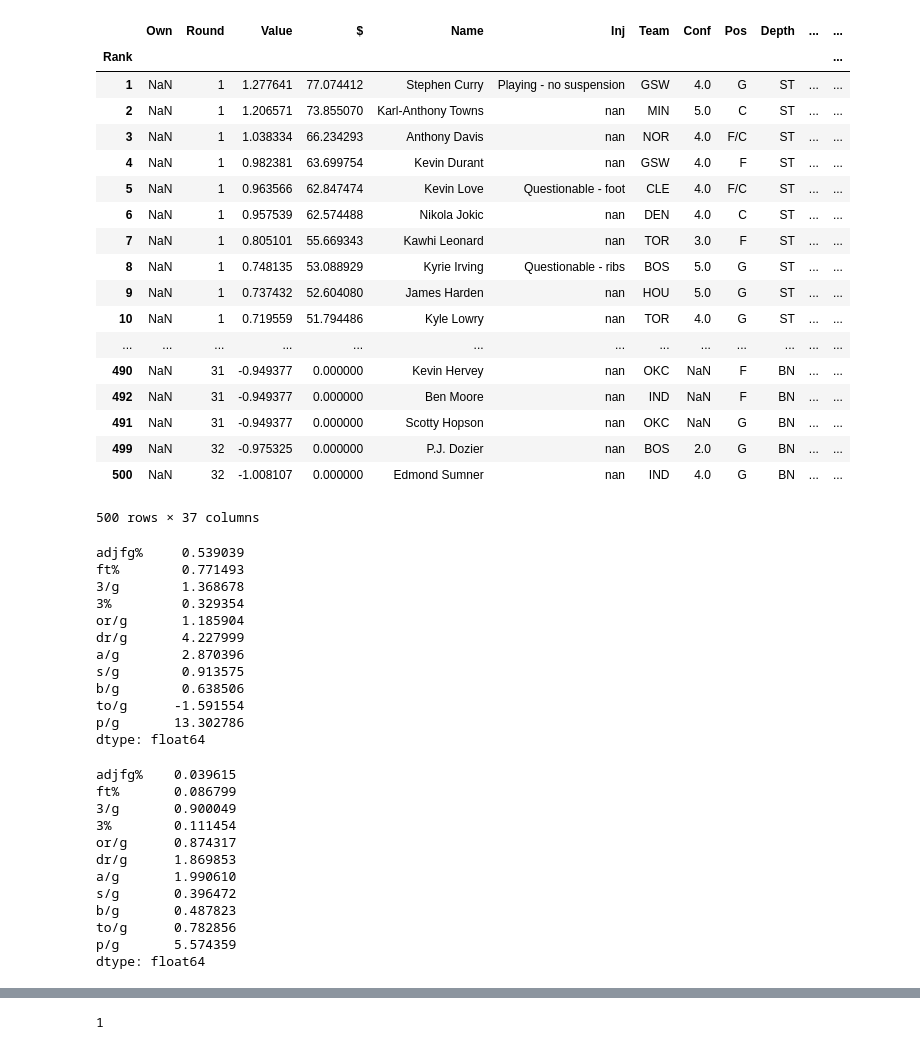
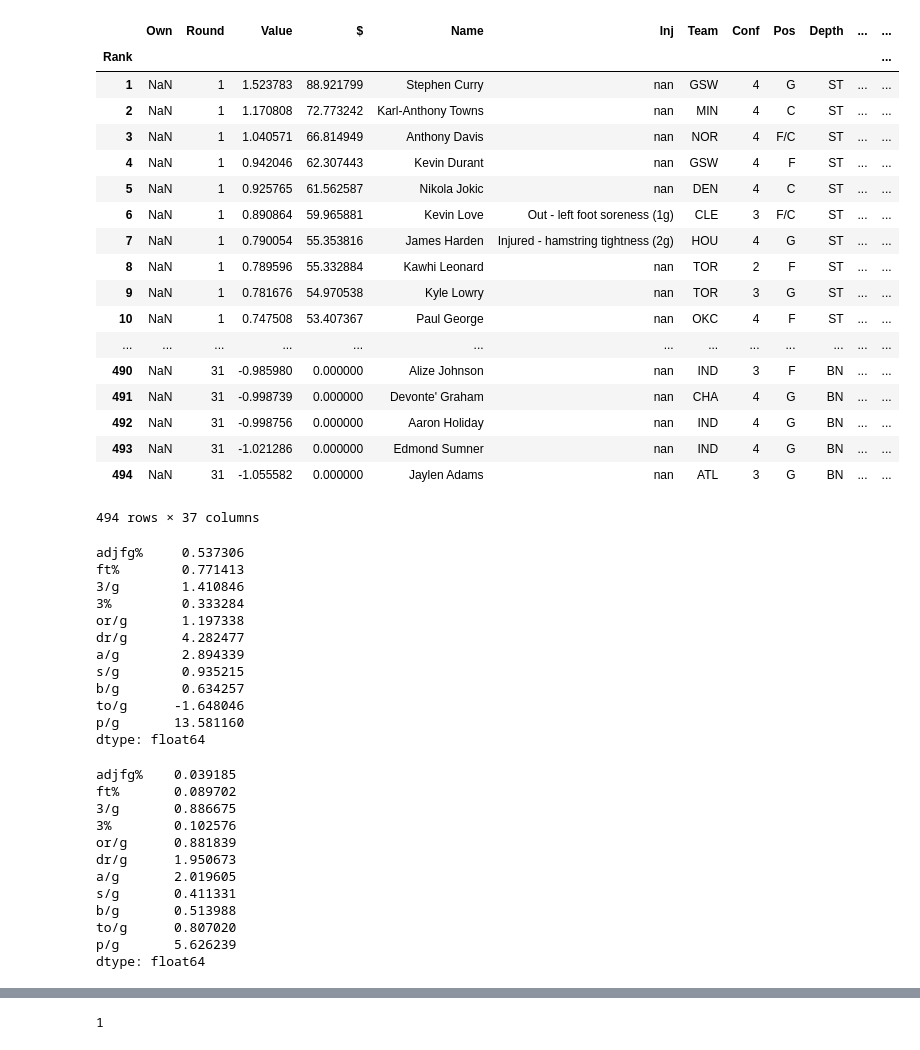
Before and after one commit to jjcaine/fantasy_bball, a Jupyter notebook: Fantasy Basketball Projected $ Values.ipynb, the cells around one changed output, grey strips where cells are left out. Cells and saved outputs as stored; diff of their text form; code cells hidden in the pictures.

```diff
--- a/Fantasy Basketball Projected $ Values.ipynb
+++ b/Fantasy Basketball Projected $ Values.ipynb
@@ -9,29 +9,29 @@ roster_size = 14
 starters = 10
 total_players = teams * roster_size
 # %%
-df = pd.read_excel('/Users/jjcaine/Downloads/BBM_projections.xls', index_col='Rank',
+df = pd.read_excel('/Users/jjcaine/Downloads/BBM_projections_combined.xls', index_col='Rank',
                   dtype={'Inj': str, })
 df
 # %% [output]
 |  | Own | Round | Value | $ | Name | Inj | Team | Conf | Pos | Depth | ... | ... |
 | Rank |  |  |  |  |  |  |  |  |  |  |  | ... |
-| 1 | NaN | 1 | 1.277641 | 77.074412 | Stephen Curry | Playing - no suspension | GSW | 4.0 | G | ST | ... | ... |
-| 2 | NaN | 1 | 1.206571 | 73.855070 | Karl-Anthony Towns | nan | MIN | 5.0 | C | ST | ... | ... |
-| 3 | NaN | 1 | 1.038334 | 66.234293 | Anthony Davis | nan | NOR | 4.0 | F/C | ST | ... | ... |
-| 4 | NaN | 1 | 0.982381 | 63.699754 | Kevin Durant | nan | GSW | 4.0 | F | ST | ... | ... |
-| 5 | NaN | 1 | 0.963566 | 62.847474 | Kevin Love | Questionable - foot | CLE | 4.0 | F/C | ST | ... | ... |
-| 6 | NaN | 1 | 0.957539 | 62.574488 | Nikola Jokic | nan | DEN | 4.0 | C | ST | ... | ... |
-| 7 | NaN | 1 | 0.805101 | 55.669343 | Kawhi Leonard | nan | TOR | 3.0 | F | ST | ... | ... |
-| 8 | NaN | 1 | 0.748135 | 53.088929 | Kyrie Irving | Questionable - ribs | BOS | 5.0 | G | ST | ... | ... |
-| 9 | NaN | 1 | 0.737432 | 52.604080 | James Harden | nan | HOU | 5.0 | G | ST | ... | ... |
-| 10 | NaN | 1 | 0.719559 | 51.794486 | Kyle Lowry | nan | TOR | 4.0 | G | ST | ... | ... |
+| 1 | NaN | 1 | 1.523783 | 88.921799 | Stephen Curry | nan | GSW | 4 | G | ST | ... | ... |
+| 2 | NaN | 1 | 1.170808 | 72.773242 | Karl-Anthony Towns | nan | MIN | 4 | C | ST | ... | ... |
+| 3 | NaN | 1 | 1.040571 | 66.814949 | Anthony Davis | nan | NOR | 4 | F/C | ST | ... | ... |
+| 4 | NaN | 1 | 0.942046 | 62.307443 | Kevin Durant | nan | GSW | 4 | F | ST | ... | ... |
+| 5 | NaN | 1 | 0.925765 | 61.562587 | Nikola Jokic | nan | DEN | 4 | C | ST | ... | ... |
+| 6 | NaN | 1 | 0.890864 | 59.965881 | Kevin Love | Out - left foot soreness (1g) | CLE | 3 | F/C | ST | ... | ... |
+| 7 | NaN | 1 | 0.790054 | 55.353816 | James Harden | Injured - hamstring tightness (2g) | HOU | 4 | G | ST | ... | ... |
+| 8 | NaN | 1 | 0.789596 | 55.332884 | Kawhi Leonard | nan | TOR | 2 | F | ST | ... | ... |
+| 9 | NaN | 1 | 0.781676 | 54.970538 | Kyle Lowry | nan | TOR | 3 | G | ST | ... | ... |
+| 10 | NaN | 1 | 0.747508 | 53.407367 | Paul George | nan | OKC | 4 | F | ST | ... | ... |
 | ... | ... | ... | ... | ... | ... | ... | ... | ... | ... | ... | ... | ... |
-| 490 | NaN | 31 | -0.949377 | 0.000000 | Kevin Hervey | nan | OKC | NaN | F | BN | ... | ... |
-| 492 | NaN | 31 | -0.949377 | 0.000000 | Ben Moore | nan | IND | NaN | F | BN | ... | ... |
-| 491 | NaN | 31 | -0.949377 | 0.000000 | Scotty Hopson | nan | OKC | NaN | G | BN | ... | ... |
-| 499 | NaN | 32 | -0.975325 | 0.000000 | P.J. Dozier | nan | BOS | 2.0 | G | BN | ... | ... |
-| 500 | NaN | 32 | -1.008107 | 0.000000 | Edmond Sumner | nan | IND | 4.0 | G | BN | ... | ... |
+| 490 | NaN | 31 | -0.985980 | 0.000000 | Alize Johnson | nan | IND | 3 | F | BN | ... | ... |
+| 491 | NaN | 31 | -0.998739 | 0.000000 | Devonte' Graham | nan | CHA | 4 | G | BN | ... | ... |
+| 492 | NaN | 31 | -0.998756 | 0.000000 | Aaron Holiday | nan | IND | 4 | G | BN | ... | ... |
+| 493 | NaN | 31 | -1.021286 | 0.000000 | Edmond Sumner | nan | IND | 4 | G | BN | ... | ... |
+| 494 | NaN | 31 | -1.055582 | 0.000000 | Jaylen Adams | nan | ATL | 3 | G | BN | ... | ... |
-500 rows × 37 columns
+494 rows × 37 columns
 # %%
 stat_cats = ['adjfg%', 'ft%', '3/g', '3%', 'or/g', 'dr/g',
              'a/g', 's/g', 'b/g', 'to/g', 'p/g']
@@ -48,17 +48,17 @@ df_stats['to/g'] = df_stats['to/g'] * -1
 stat_means = df_stats.loc[:total_players, :].mean()
 stat_means
 # %% [output]
-adjfg%     0.539039
-ft%        0.771493
-3/g        1.368678
-3%         0.329354
-or/g       1.185904
-dr/g       4.227999
-a/g        2.870396
-s/g        0.913575
-b/g        0.638506
-to/g      -1.591554
-p/g       13.302786
+adjfg%     0.537306
+ft%        0.771413
+3/g        1.410846
+3%         0.333284
+or/g       1.197338
+dr/g       4.282477
+a/g        2.894339
+s/g        0.935215
+b/g        0.634257
+to/g      -1.648046
+p/g       13.581160
 dtype: float64
 # %%
 # caculcate the std deviation for positive and negative stats. Again, just for the total number of
@@ -66,17 +66,17 @@ dtype: float64
 std_dev = df_stats.loc[:total_players, :].std()
 std_dev
 # %% [output]
-adjfg%    0.039615
-ft%       0.086799
-3/g       0.900049
-3%        0.111454
-or/g      0.874317
-dr/g      1.869853
-a/g       1.990610
-s/g       0.396472
-b/g       0.487823
-to/g      0.782856
-p/g       5.574359
+adjfg%    0.039185
+ft%       0.089702
+3/g       0.886675
+3%        0.102576
+or/g      0.881839
+dr/g      1.950673
+a/g       2.019605
+s/g       0.411331
+b/g       0.513988
+to/g      0.807020
+p/g       5.626239
 dtype: float64
 # %%
 # I'm taking the median of the (total players in the league + 10-player "buffer") to the next 50
```
Also changed, not shown: parts of 15 cells of this notebook, 4 other files.
